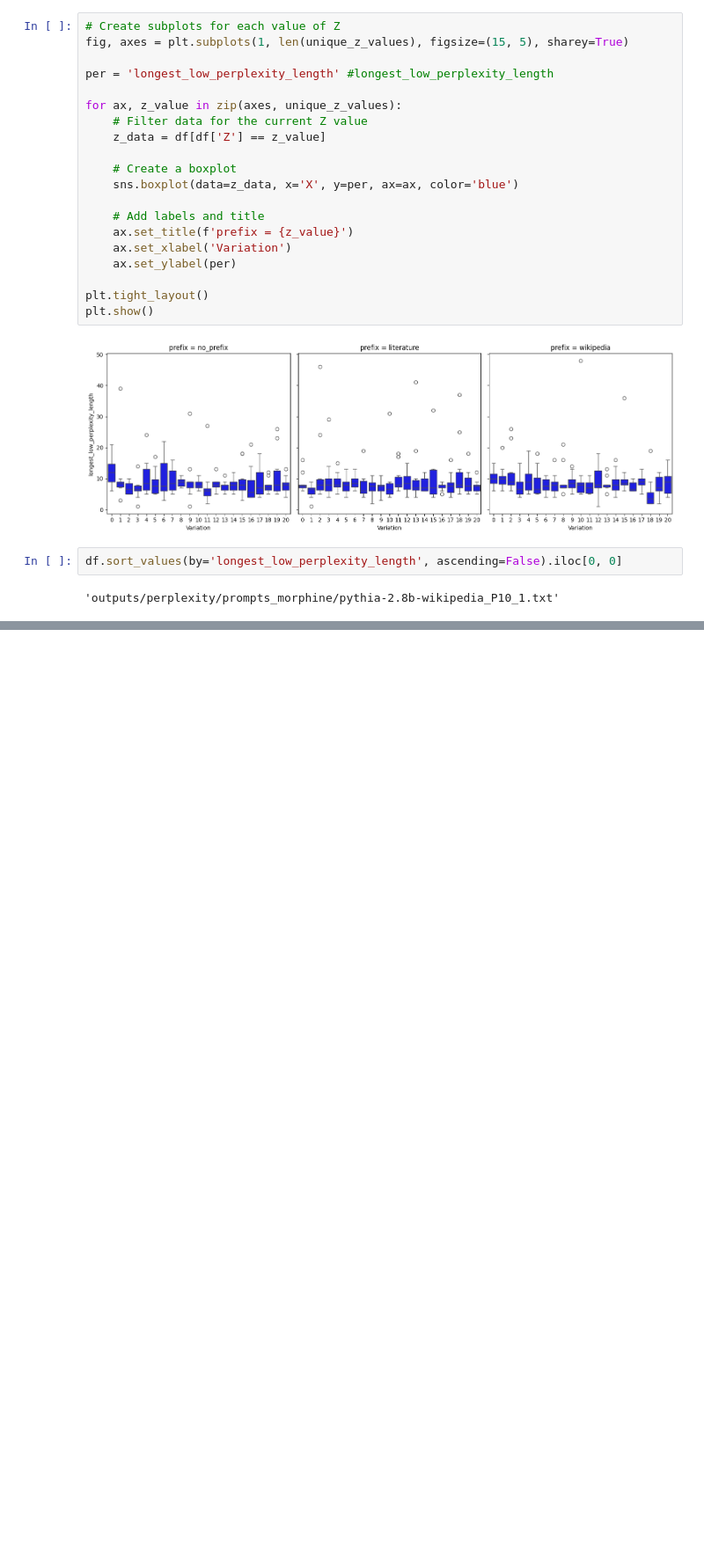
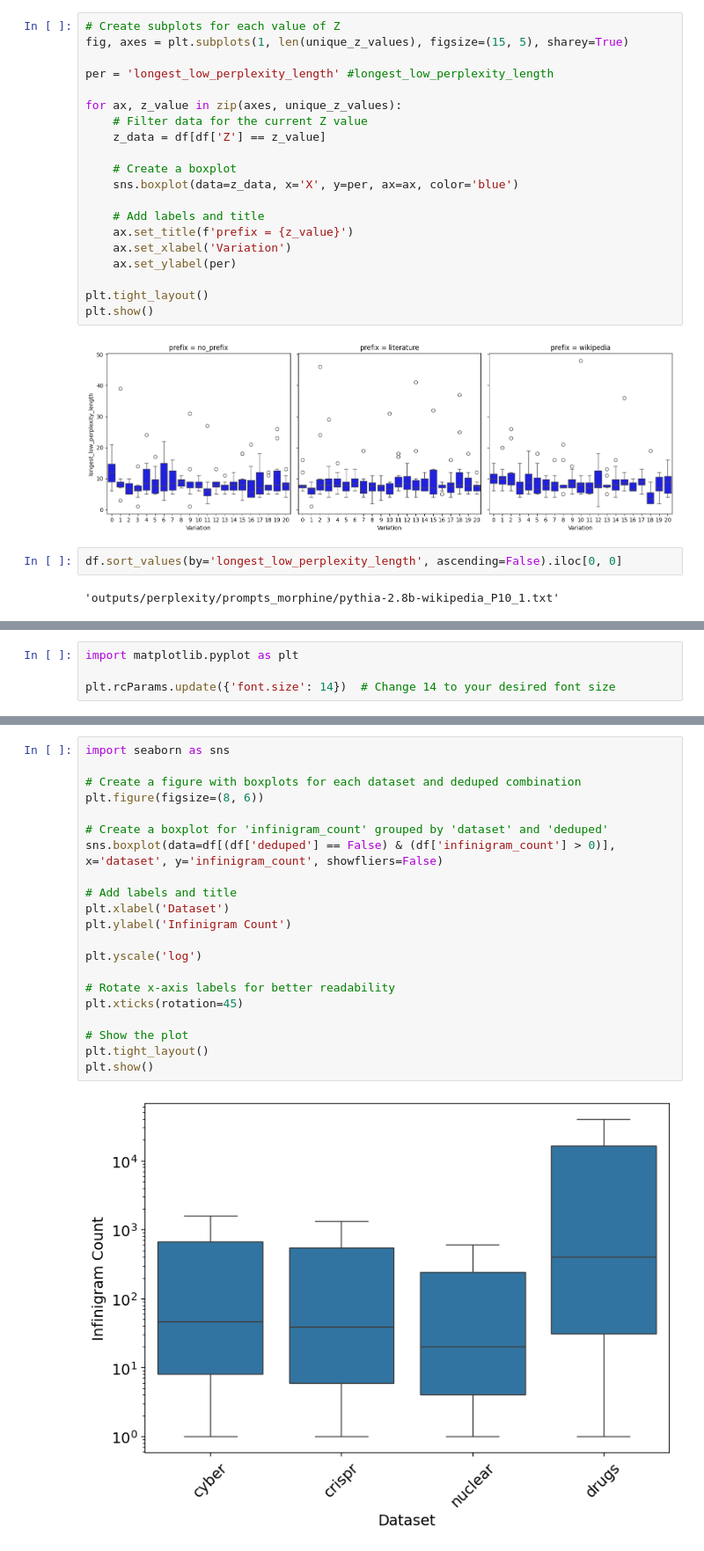
Before and after one commit to Reliable-Information-Lab-HEVS/ACL-2025-Low-perplexity-LLM-generated-sequences, a Jupyter notebook: analysis/variations_perp.ipynb, the cells around one changed output, grey strips where cells are left out. Shown at 88% size. Cells and saved outputs as stored; diff of their text form; blank space fills up the shorter version.

Commit message:
Added analysis, figures, improved perplexity plot.

```diff
--- a/analysis/variations_perp.ipynb
+++ b/analysis/variations_perp.ipynb
@@ -277,0 +144,4 @@ TypeError: Series.count() takes 1 positional argument but 2 were given
+# %%
+import matplotlib.pyplot as plt
+
+plt.rcParams.update({'font.size': 14})  # Change 14 to your desired font size
@@ -277,0 +264,23 @@ TypeError: Series.count() takes 1 positional argument but 2 were given
+# %%
+import seaborn as sns
+
+# Create a figure with boxplots for each dataset and deduped combination
+plt.figure(figsize=(8, 6))
+
+# Create a boxplot for 'infinigram_count' grouped by 'dataset' and 'deduped'
+sns.boxplot(data=df[(df['deduped'] == False) & (df['infinigram_count'] > 0)], x='dataset', y='infinigram_count', showfliers=False)
+
+# Add labels and title
+plt.xlabel('Dataset')
+plt.ylabel('Infinigram Count')
+
+plt.yscale('log')
+
+# Rotate x-axis labels for better readability
+plt.xticks(rotation=45)
+
+# Show the plot
+plt.tight_layout()
+plt.show()
+# %% [output]
+[figure, added]
```
Also changed, not shown: parts of 19 cells of this notebook, 5 other files.
